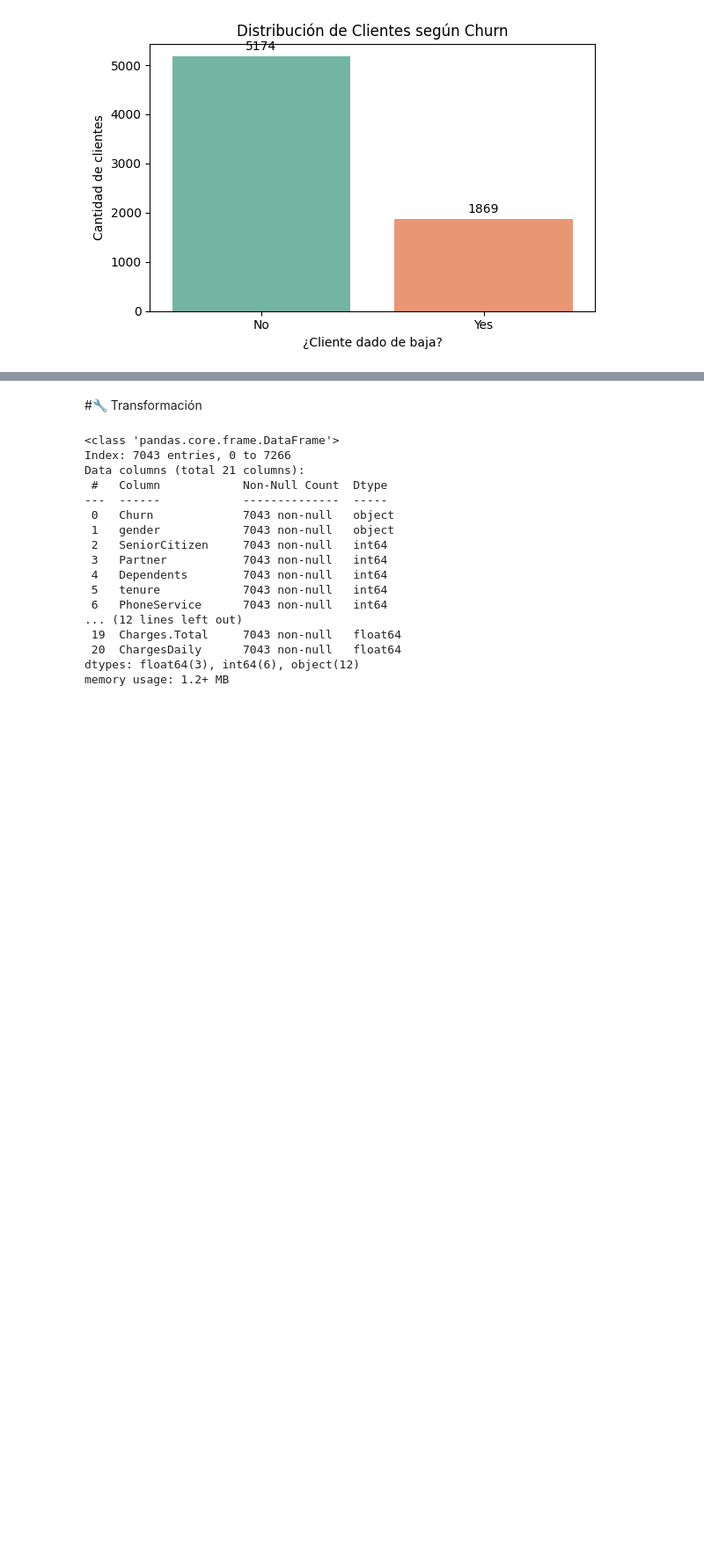
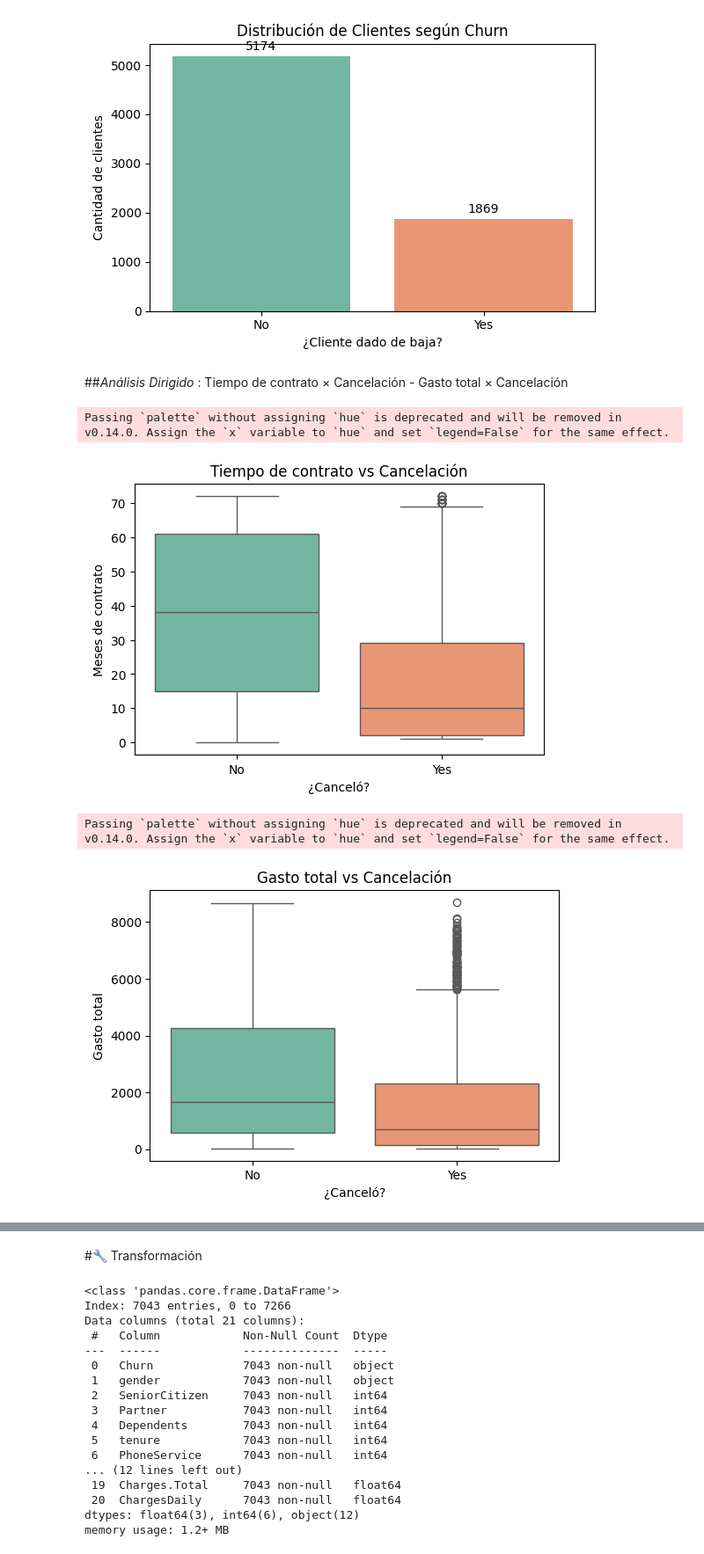
Before and after one commit to DanielDiazLeivaDDL/DanielDiazLeivaDDL-challenge3-data-science-LATAM, a Jupyter notebook: TelecomX2_LATAM.ipynb, the cells around one changed output, grey strips where cells are left out. Shown at 88% size. Saved outputs shown, nothing was run; the diff lists cells and outputs as text; code cells hidden in the pictures; blank space fills up the shorter version.

```diff
--- a/TelecomX2_LATAM.ipynb
+++ b/TelecomX2_LATAM.ipynb
@@ -108,3 +110,41 @@ plt.tight_layout()
 plt.show()
 # %% [output]
 [figure]
+# %% [markdown]
+##*Análisis Dirigido* : Tiempo de contrato × Cancelación - Gasto total × Cancelación
+# %%
+import matplotlib.pyplot as plt
+import seaborn as sns
+
+
+datos = datos.dropna(subset=["Churn"])
+datos["Churn"] = datos["Churn"].str.strip()
+
+
+plt.figure(figsize=(6,4))
+sns.boxplot(data=datos, x="Churn", y="tenure", palette="Set2")
+plt.title("Tiempo de contrato vs Cancelación")
+plt.xlabel("¿Canceló?")
+plt.ylabel("Meses de contrato")
+plt.show()
+
+
+plt.figure(figsize=(6,4))
+sns.boxplot(data=datos, x="Churn", y="Charges.Total", palette="Set2")
+plt.title("Gasto total vs Cancelación")
+plt.xlabel("¿Canceló?")
+plt.ylabel("Gasto total")
+plt.show()
+
+
+plt.figure(figsize=(6,4))
+sns.scatterplot(data=datos, x="tenure", y="Charges.Total", hue="Churn", palette="Set2", alpha=0.7)
+plt.title("Tiempo de contrato vs Gasto total (coloreado por cancelación)")
+plt.xlabel("Meses de contrato")
+plt.ylabel("Gasto total")
+plt.show()
+# %% [output]
+Passing `palette` without assigning `hue` is deprecated and will be removed in v0.14.0. Assign the `x` variable to `hue` and set `legend=False` for the same effect.
+[figure, added]
+Passing `palette` without assigning `hue` is deprecated and will be removed in v0.14.0. Assign the `x` variable to `hue` and set `legend=False` for the same effect.
+[figure, added]
```
Also changed, not shown: parts of 43 cells of this notebook.
